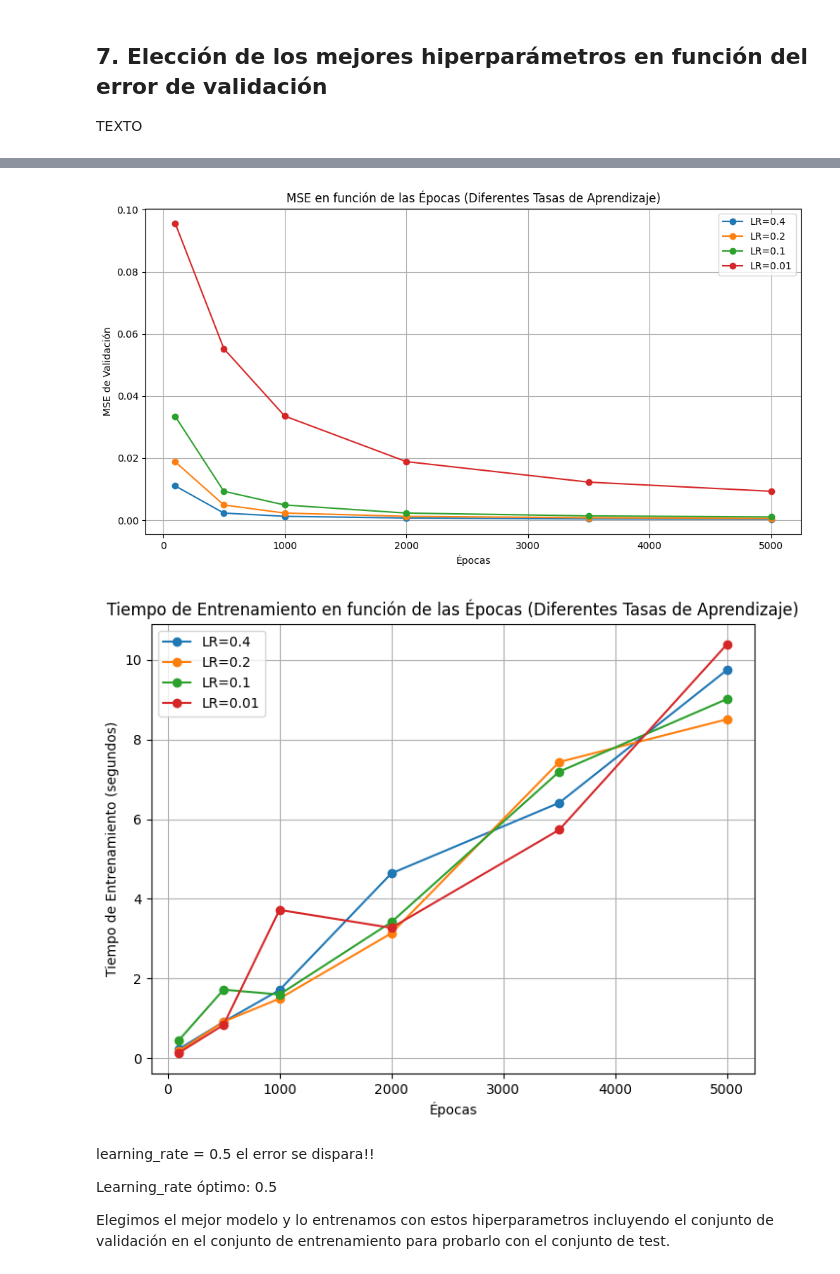
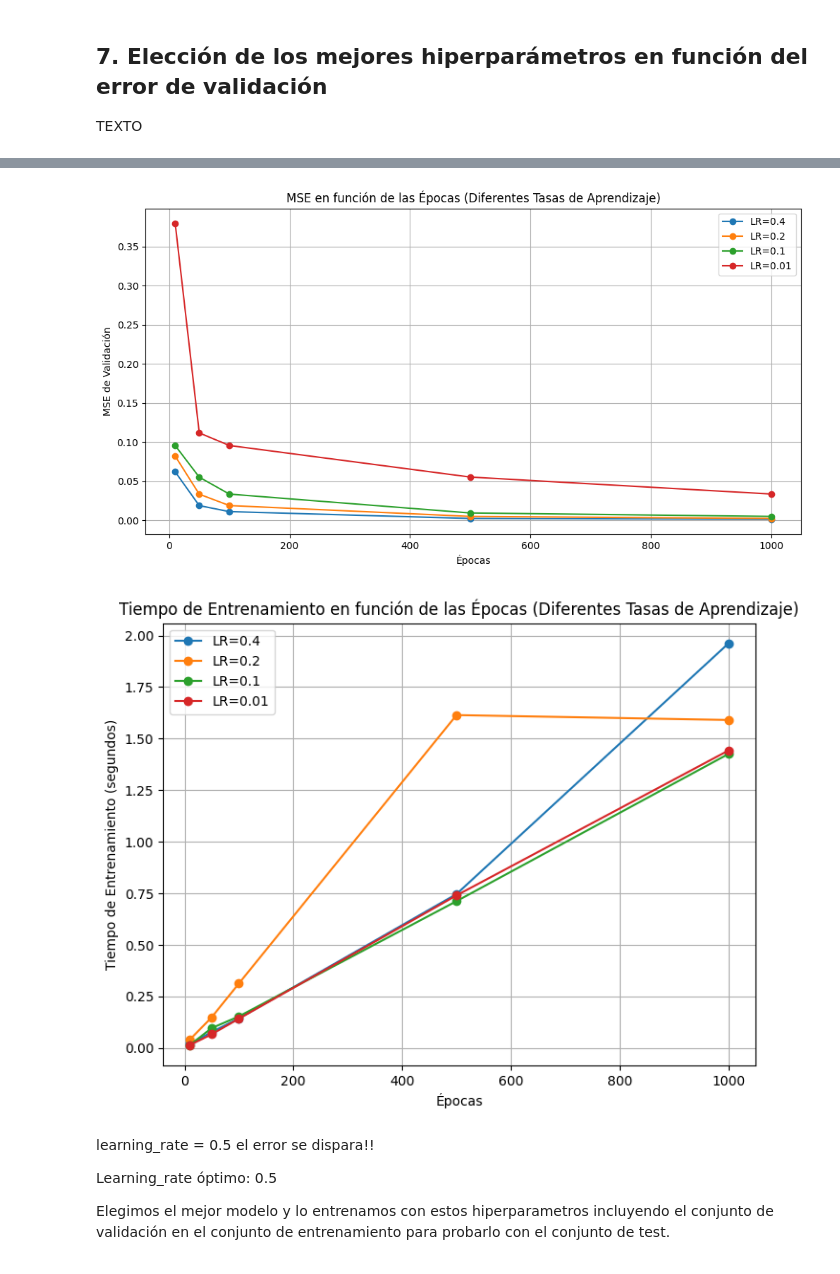
Before and after one commit to cabamarcos/Gas-Turbine-Emission-Prediction, a Jupyter notebook: P1_RRNN.ipynb, the cells around one changed output, grey strips where cells are left out. Drawn from its saved outputs; the diff is of its cells as text; code cells hidden in the pictures.

```diff
--- a/P1_RRNN.ipynb
+++ b/P1_RRNN.ipynb
@@ -346,7 +349,7 @@ TEXTO
 # Lista de tasas de aprendizaje a probar
 learning_rates = [0.4, 0.2, 0.1, 0.01]
 # Lista de epochs a probar
-epochs_values = [100, 500, 1000, 2000, 3500, 5000]
+epochs_values = [10, 50, 100, 500, 1000]
 
 # Lista para almacenar los errores MSE de validación
 mse_validation_values = []
@@ -357,15 +360,20 @@ for lr in learning_rates:
     tiempo_lr_values = []  # Almacenamos los tiempos para cada tasa de aprendizaje
 
     for epochs in epochs_values:
+        # Creamos el modelo
         modelo = Adaline(learning_rate=lr, epochs=epochs)
+        # Entrenamos el modelo y obtenemos el tiempo que ha tardado en entrenarse
         start_time = time.time()
         modelo.fit(X_train, y_train)
         tiempo_total = time.time() - start_time
-        tiempo_lr_values.append(tiempo_total)
+        tiempo_lr_values.append(tiempo_total) # Guardamos el tiempo
+        # Realizamos la prediccion sobre el conjunto de validación
         prediccion = modelo.predict(X_validation)
+        # Obtenemos el MSE y lo guardamos
         mse_validation = mean_squared_error(y_validation, prediccion)
         mse_lr_values.append(mse_validation)
         print(f'Tiempo de entrenamiento (LR={lr}, Épocas={epochs}): {tiempo_total:.2f} segundos , MSE: {mse_validation:.2e}')
+    print("\n")
     mse_validation_values.append(mse_lr_values)
     tiempo_entrenamiento.append(tiempo_lr_values)
 
@@ -416,5 +424,5 @@ Tiempo de entrenamiento (LR=0.01, Épocas=5000): 10.39 segundos , MSE: 9.30e-03
-[figure, old version]
+[figure, new version]
-[figure, old version]
+[figure, new version]
 # %% [markdown]
 learning_rate = 0.5 el error se dispara!!
 
```
Also changed, not shown: parts of 9 cells of this notebook.
